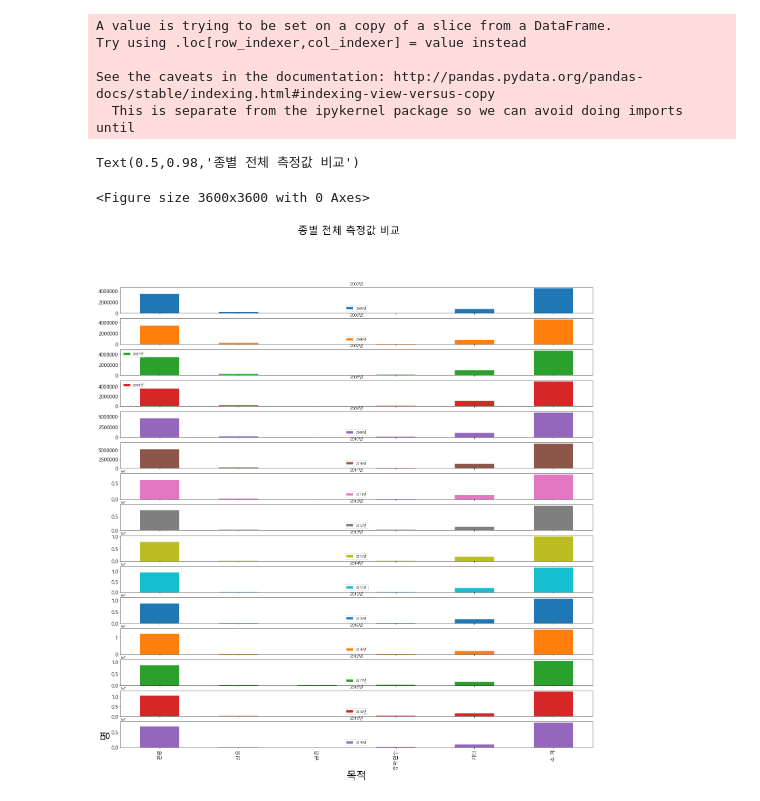
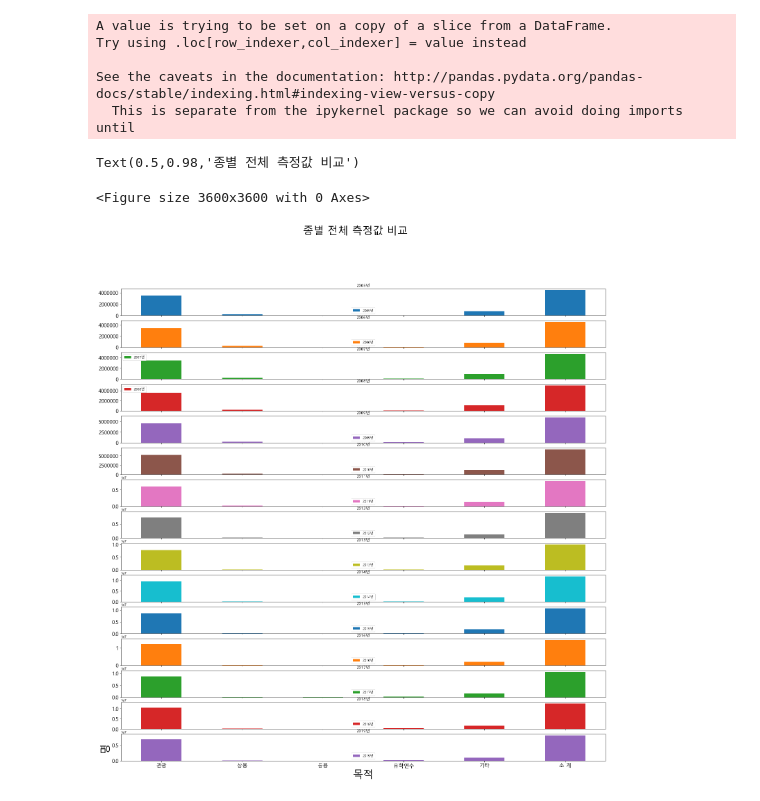
Before and after one commit to ParkKeunYoung/py_projects, a Jupyter notebook: analysis/minipro/project.ipynb, the cells around one changed output. Cells and saved outputs as stored; diff of their text form; code cells hidden in the pictures.

```diff
--- a/analysis/minipro/project.ipynb
+++ b/analysis/minipro/project.ipynb
@@ -297,15 +265,15 @@ See the caveats in the documentation: http://pandas.pydata.org/pandas-docs/stabl
   This is separate from the ipykernel package so we can avoid doing imports until
 # %%
 plt.figure( figsize= (50, 50))
-entry_Y_asia.plot(x='목적', kind='bar',fontsize= 15, subplots=True, figsize= (25, 25))
+entry_Y_asia.plot(x='목적', kind='bar',fontsize= 15, subplots=True, figsize= (25, 25),rot=0)
 plt.xlabel('목적',fontsize= 30)
 plt.ylabel('명',fontsize= 30)
 plt.suptitle('종별 전체 측정값 비교',fontsize= 30)
 # 아시아주의 관광객들은 대부분 관광의 목적으로 들어온다.
 # %% [output]
 Text(0.5,0.98,'종별 전체 측정값 비교')
 <Figure size 3600x3600 with 0 Axes>
-[figure, old version]
+[figure, new version]
 # %%
 # 오류잡아야함
 # 2019년도는 아직 진행중이기 때문에 제외
```
Also changed, not shown: parts of 27 cells of this notebook, 56 other files.
